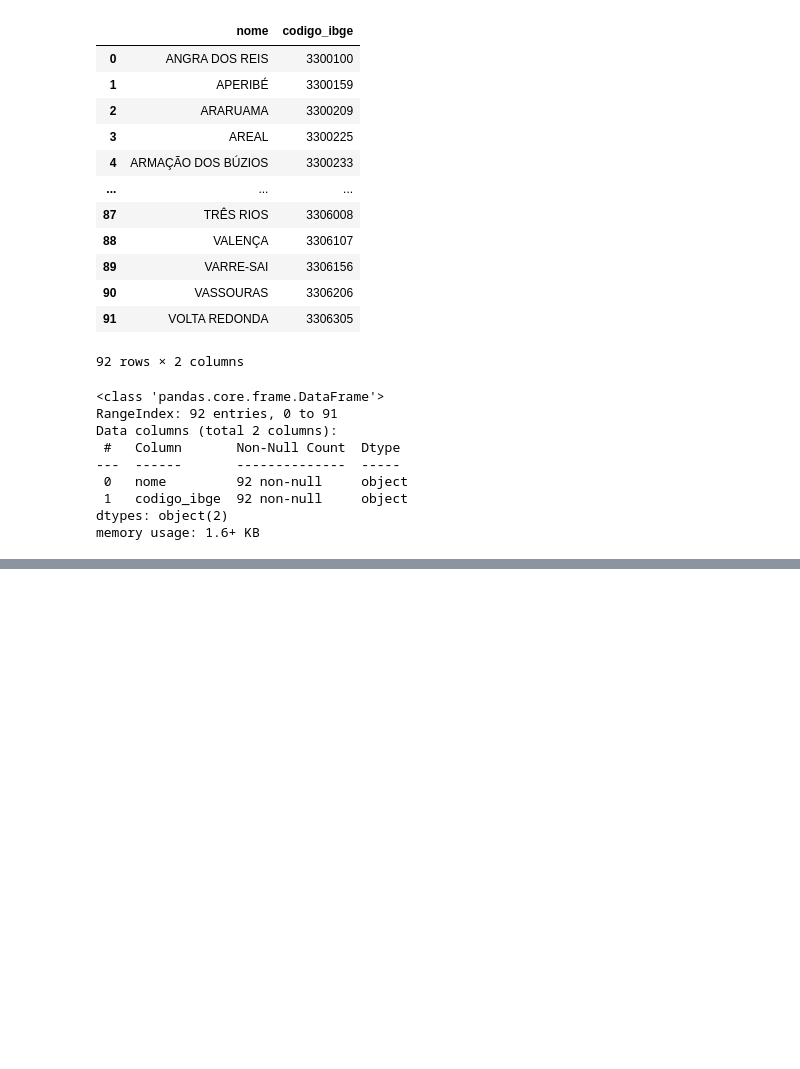
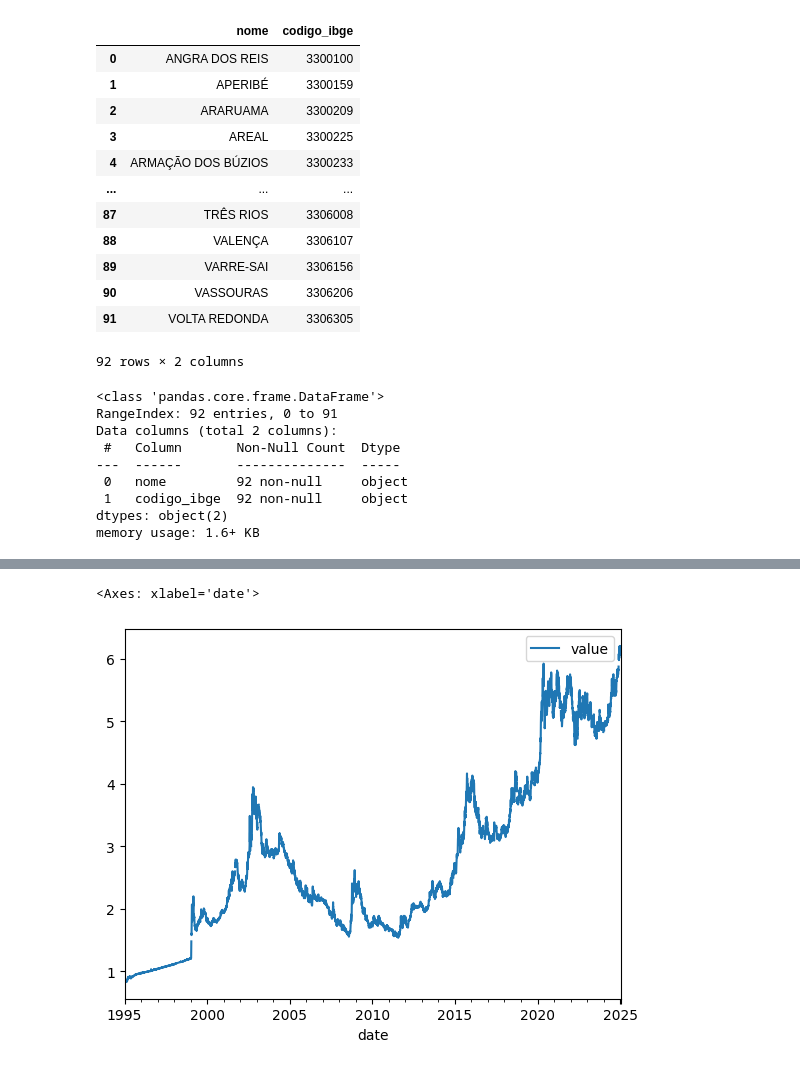
Before and after one commit to stephanyresque/Ciencia-de-dados-2, a Jupyter notebook: mes01/15_01_25.ipynb, the cells around one changed output, grey strips where cells are left out. Saved outputs shown, nothing was run; the diff lists cells and outputs as text; code cells hidden in the pictures; blank space fills up the shorter version.

```diff
--- a/mes01/15_01_25.ipynb
+++ b/mes01/15_01_25.ipynb
@@ -294,0 +696,4 @@ memory usage: 1.6+ KB
+# %%
+df = pd.DataFrame(resposta_dollar.json()['observations'])
+
+df.head()
@@ -294,0 +730,6 @@ memory usage: 1.6+ KB
+# %%
+df = df.drop(columns=['realtime_start', 'realtime_end'])
+
+df['date'] = pd.to_datetime(df['date'])
+
+df.head()
@@ -294,0 +771,5 @@ memory usage: 1.6+ KB
+# %%
+df['value'] = df['value'].replace('.', float('NaN'))
+df['value'] = df['value'].astype(float)
+
+df.head()
@@ -294,0 +795,4 @@ memory usage: 1.6+ KB
+# %%
+df = df.set_index('date')
+
+df.head()
@@ -294,0 +818,5 @@ memory usage: 1.6+ KB
+# %%
+df.plot()
+# %% [output]
+<Axes: xlabel='date'>
+[figure, added]
```
Also changed, not shown: parts of 47 cells of this notebook, 1 other file.
